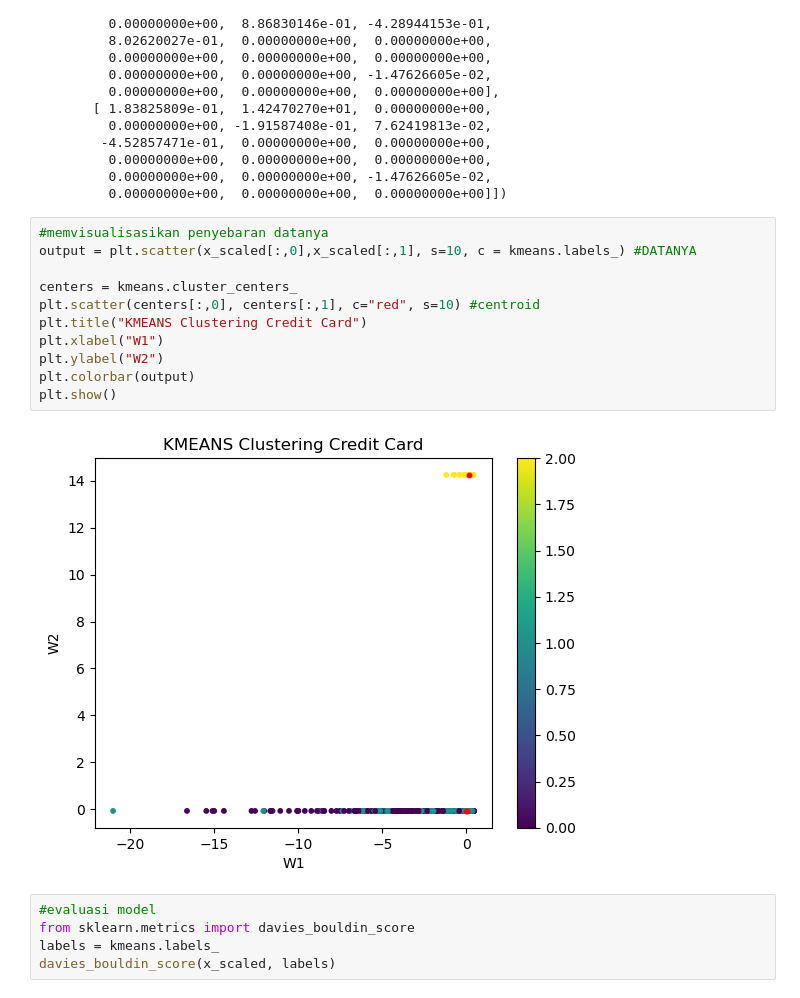
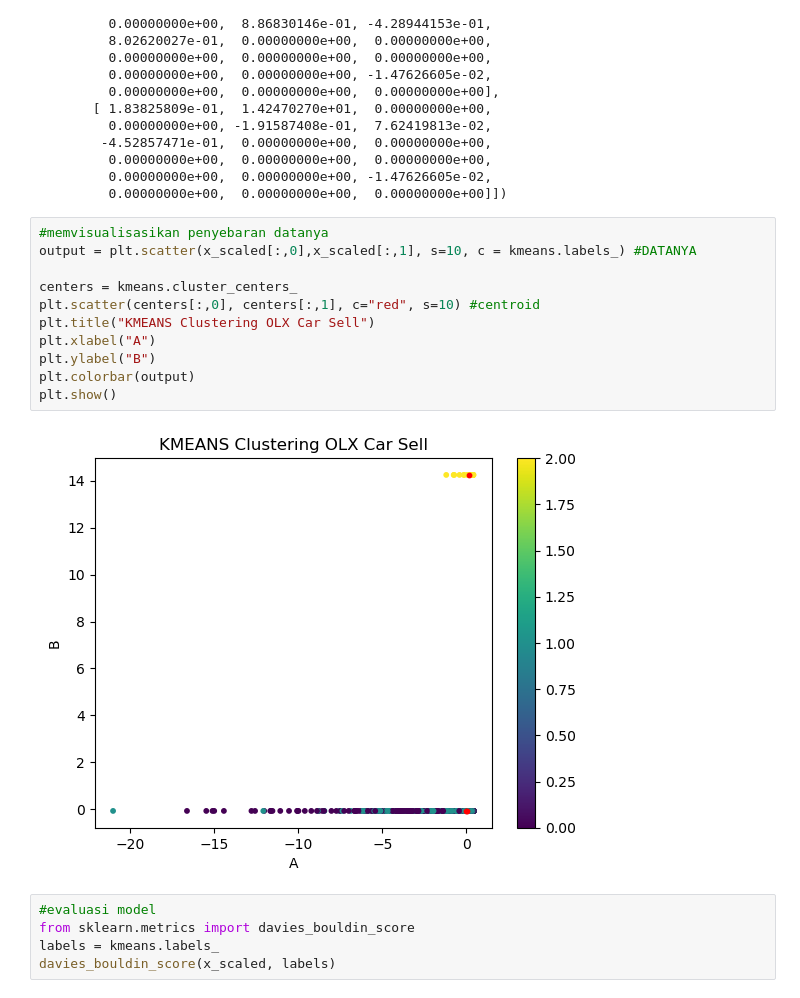
Before and after one commit to Dryan13-kru/202131114_Mochamad-Andryan-Maulana_UAS_Pemsin_B, a Jupyter notebook: 202131114_Mochamad Andryan Maulana_UAS_Pemsin_B.ipynb, the cells around one changed output. Saved outputs shown, nothing was run; the diff lists cells and outputs as text.

```diff
--- a/202131114_Mochamad Andryan Maulana_UAS_Pemsin_B.ipynb
+++ b/202131114_Mochamad Andryan Maulana_UAS_Pemsin_B.ipynb
@@ -283,16 +283,16 @@ array([[-4.59184672e-02, -7.01900826e-02,  0.00000000e+00,
 # %%
 #memvisualisasikan penyebaran datanya
 output = plt.scatter(x_scaled[:,0],x_scaled[:,1], s=10, c = kmeans.labels_) #DATANYA
 
 centers = kmeans.cluster_centers_
 plt.scatter(centers[:,0], centers[:,1], c="red", s=10) #centroid
-plt.title("KMEANS Clustering Credit Card")
-plt.xlabel("W1")
-plt.ylabel("W2")
+plt.title("KMEANS Clustering OLX Car Sell")
+plt.xlabel("A")
+plt.ylabel("B")
 plt.colorbar(output)
 plt.show()
 # %% [output]
-[figure, old version]
+[figure, new version]
 # %%
 #evaluasi model
 from sklearn.metrics import davies_bouldin_score
```
Also changed, not shown: parts of 1 cell of this notebook.
